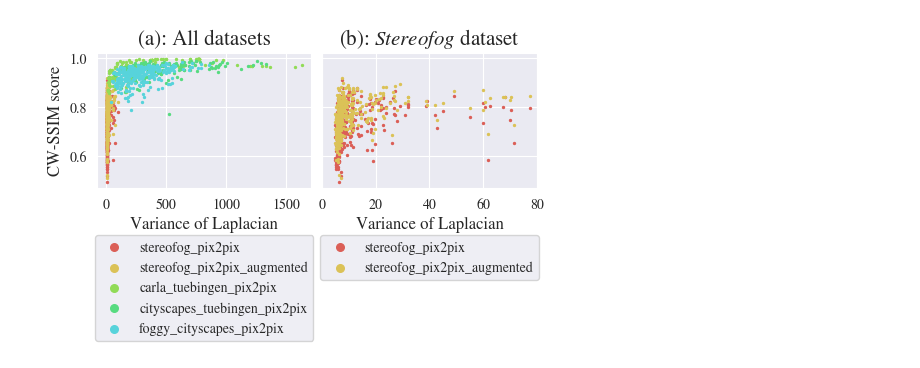
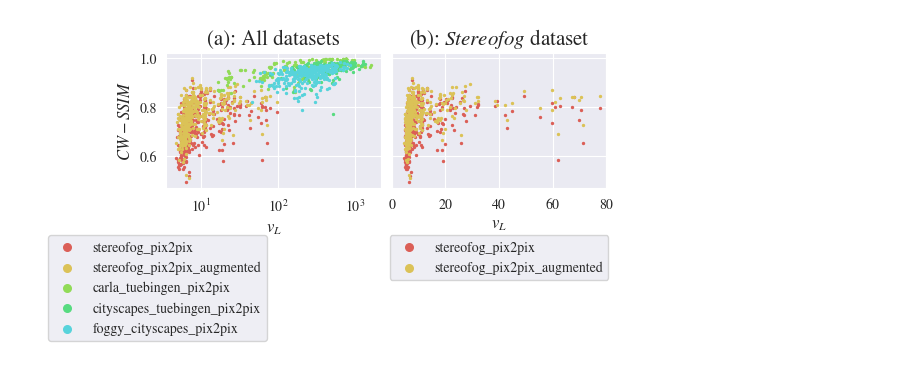
Before and after one commit to apoll2000/stereofog, a Jupyter notebook: fogginess_quality_evaluation.ipynb, the cells around one changed output. Saved outputs shown, nothing was run; the diff lists cells and outputs as text; code cells hidden in the pictures.

```diff
--- a/fogginess_quality_evaluation.ipynb
+++ b/fogginess_quality_evaluation.ipynb
@@ -24,6 +24,7 @@ all_MSE_scores = []
 all_NCC_scores = []
 all_SSIM_scores = []
 all_CW_SSIM_scores = []
+all_images = []
 
 for results_path in results_paths:
     # Part that needs to be inserted due to the way pix2pix saves the images
@@ -31,10 +32,6 @@ for results_path in results_paths:
 
     if subpath_addition not in results_path:
         results_path = os.path.join(results_path, f'test_latest/images')
-
-
-    images = [item for item in os.listdir(results_path) if 'fake_B' in item]
-
 
     # ax = [fig.add_subplot(num_models+2,limit,i+1) for i in range(limit*(num_models+2))]
 
@@ -48,7 +45,8 @@ for results_path in results_paths:
     gaussian_kernel_1d = get_gaussian_kernel(gaussian_kernel_width, gaussian_kernel_sigma)
 
     # Indexing the images
-    images = [entry for entry in os.listdir((results_path)) if 'fake_B' in entry]
+    images = [entry for entry in os.listdir(results_path) if 'fake_B' in entry]
+    all_images += [images]
 
     laplace_scores = []
     Pearson_correlation_scores = []
@@ -108,34 +106,36 @@ for results_path in results_paths:
 # %%
 fig, ax = plt.subplots(1,2, figsize=set_size(fraction=0.9, subplots=(1,2)), sharey=True)
 
 for i, results_path in enumerate(results_paths):
     ax[0].scatter(all_laplace_scores[i], all_CW_SSIM_scores[i], label=results_path.split('/')[-1], s=2)
     if 'synthetic' not in results_path:
         ax[1].scatter(all_laplace_scores[i], all_CW_SSIM_scores[i], label=results_path.split('/')[-1], s=2)
 
-legend_left = ax[0].legend(bbox_to_anchor=(0.5, -0.3), loc='upper center')
+legend_left = ax[0].legend(bbox_to_anchor=(0.5, -0.3), loc='upper right')
 legend_right = ax[1].legend(bbox_to_anchor=(0.5, -0.3), loc='upper center')
 
 for legend in [legend_left, legend_right]:
     for marker in legend.legend_handles:
         marker._sizes = [30]
 
 # ax[0].set_xlim(-1600)
 ax[1].set_xlim(0, 80)
 
-ax[0].set_xlabel('Variance of Laplacian')
-ax[1].set_xlabel('Variance of Laplacian')
-ax[0].set_ylabel('CW-SSIM score')
+ax[0].set_xscale('log')
+
+ax[0].set_xlabel('$v_L$')
+ax[1].set_xlabel('$v_L$')
+ax[0].set_ylabel('$CW-SSIM$')
 # ax[1].set_ylabel('NCC score')
 
 ax[0].set_title('(a): All datasets', fontsize=15)
 ax[1].set_title('(b): $Stereofog$ dataset', fontsize=15)
 
 # plt.suptitle('Laplacian score vs CW-SSIM score')
 
 # plt.tight_layout()
 plt.subplots_adjust(wspace=0.05)
 
-plt.savefig('plots/laplace_vs_SSIM.pdf', format='pdf', bbox_inches='tight')
+# plt.savefig('plots/laplace_vs_SSIM.pdf', format='pdf', bbox_inches='tight')
 # %% [output]
-[figure, old version]
+[figure, new version]
```
Also changed, not shown: parts of 3 cells of this notebook.
